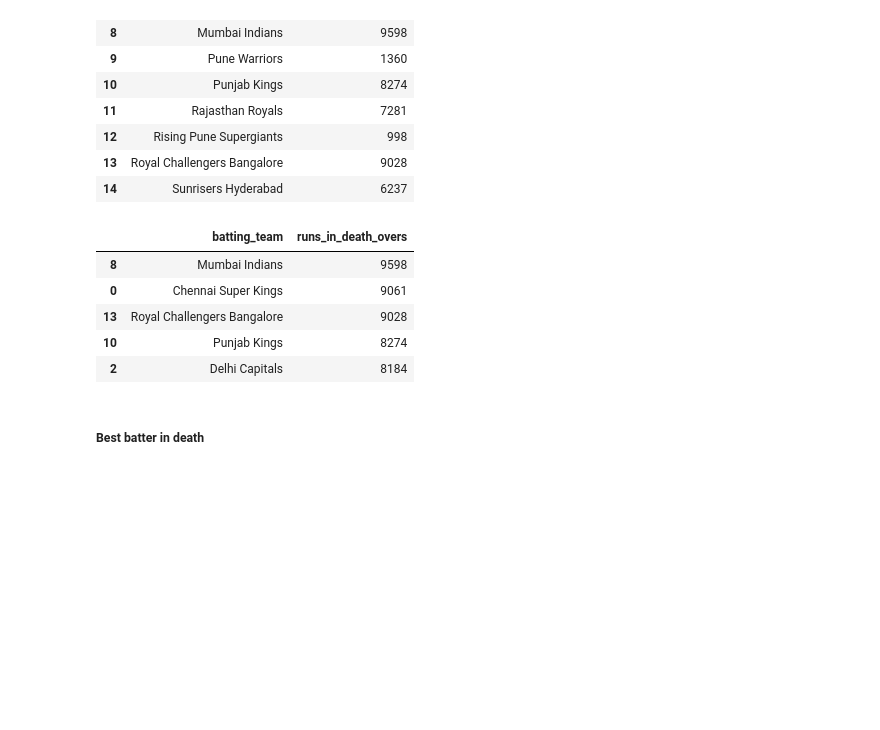
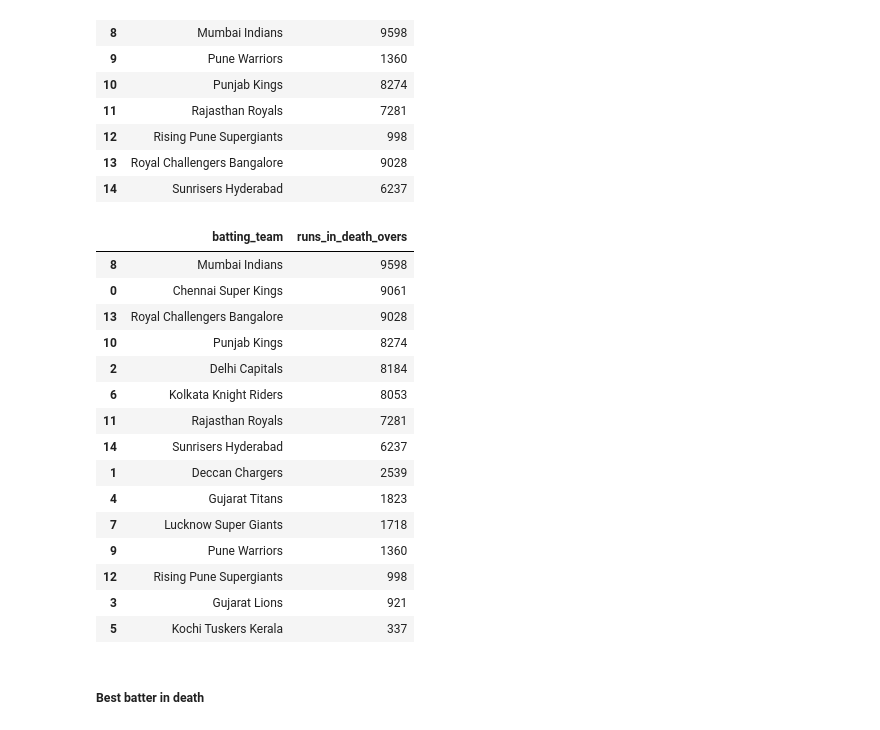
Before and after one commit to amitkr069/DataAnalysisPipeline, a Jupyter notebook: data_analysis.ipynb, the cells around one changed output. Drawn from its saved outputs; the diff is of its cells as text; code cells hidden in the pictures; blank space fills up the shorter version.

```diff
--- a/data_analysis.ipynb
+++ b/data_analysis.ipynb
@@ -1158,15 +1151,25 @@ death_over_runs_per_team
 | 13 | Royal Challengers Bangalore | 9028 |
 | 14 | Sunrisers Hyderabad | 6237 |
 # %%
-death_over_runs_per_team = death_over_runs_per_team.sort_values('runs_in_death_overs', ascending=False).head()
+death_over_runs_per_team = death_over_runs_per_team.sort_values('runs_in_death_overs', ascending=False)
 death_over_runs_per_team
 # %% [output]
 |  | batting_team | runs_in_death_overs |
 | 8 | Mumbai Indians | 9598 |
 | 0 | Chennai Super Kings | 9061 |
 | 13 | Royal Challengers Bangalore | 9028 |
 | 10 | Punjab Kings | 8274 |
 | 2 | Delhi Capitals | 8184 |
+| 6 | Kolkata Knight Riders | 8053 |
+| 11 | Rajasthan Royals | 7281 |
+| 14 | Sunrisers Hyderabad | 6237 |
+| 1 | Deccan Chargers | 2539 |
+| 4 | Gujarat Titans | 1823 |
+| 7 | Lucknow Super Giants | 1718 |
+| 9 | Pune Warriors | 1360 |
+| 12 | Rising Pune Supergiants | 998 |
+| 3 | Gujarat Lions | 921 |
+| 5 | Kochi Tuskers Kerala | 337 |
 # %% [markdown]
 ##### Best batter in death
 # %%
```
Also changed, not shown: parts of 15 cells of this notebook, 6 other files.
